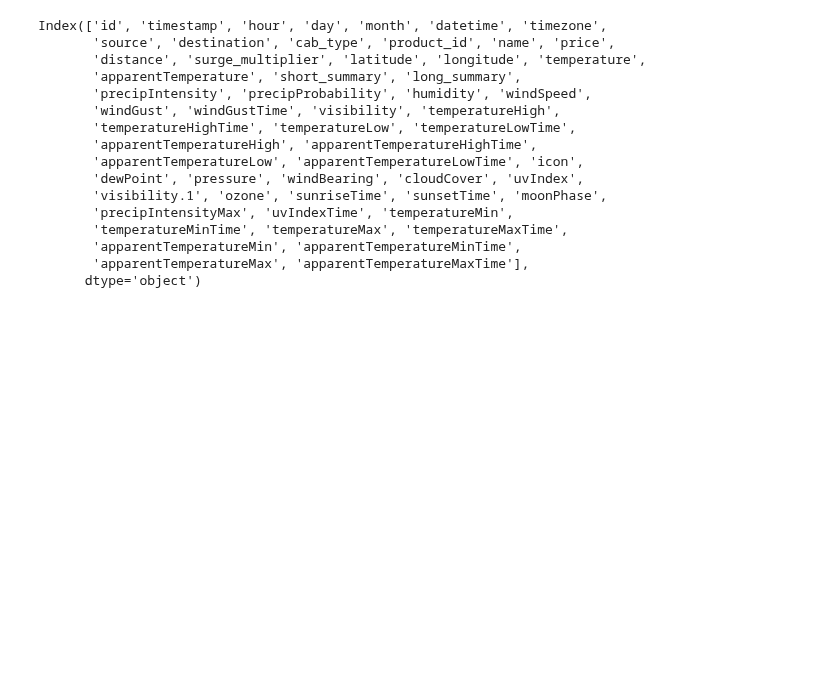
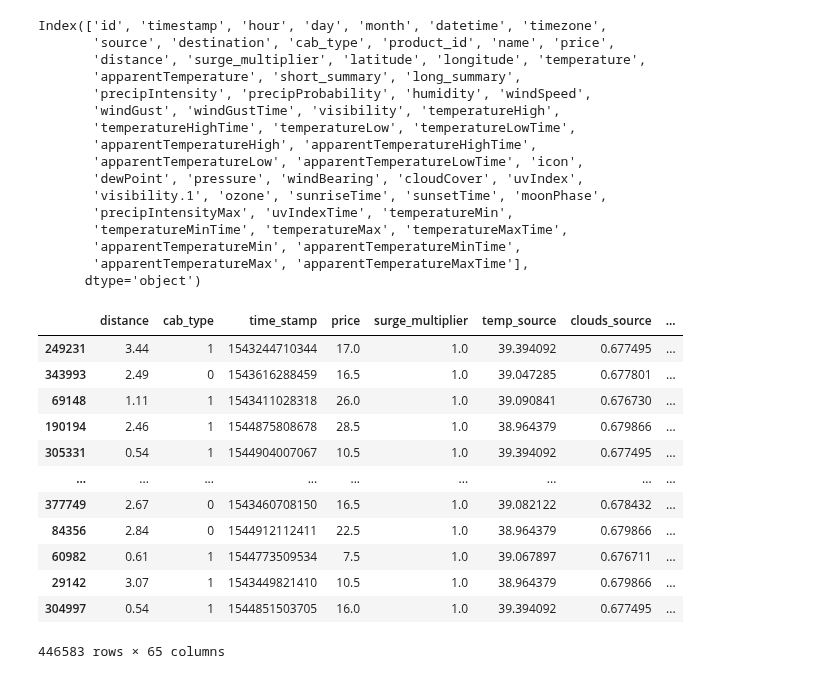
Before and after one commit to cndywu/TheYelpers, a Jupyter notebook: Final_Project.ipynb, the cells around one changed output. Cells and saved outputs as stored; diff of their text form; code cells hidden in the pictures; blank space fills up the shorter version.

Commit message:
Created test and train csv files
Created test and train csv files

```diff
--- a/Final_Project.ipynb
+++ b/Final_Project.ipynb
@@ -127,0 +132,18 @@ Index(['id', 'timestamp', 'hour', 'day', 'month', 'datetime', 'timezone',
+# %%
+train, test = train_test_split(data, shuffle=True, train_size=0.7)
+# %%
+train
+# %% [output]
+|  | distance | cab_type | time_stamp | price | surge_multiplier | temp_source | clouds_source | ... |
+| 249231 | 3.44 | 1 | 1543244710344 | 17.0 | 1.0 | 39.394092 | 0.677495 | ... |
+| 343993 | 2.49 | 0 | 1543616288459 | 16.5 | 1.0 | 39.047285 | 0.677801 | ... |
+| 69148 | 1.11 | 1 | 1543411028318 | 26.0 | 1.0 | 39.090841 | 0.676730 | ... |
+| 190194 | 2.46 | 1 | 1544875808678 | 28.5 | 1.0 | 38.964379 | 0.679866 | ... |
+| 305331 | 0.54 | 1 | 1544904007067 | 10.5 | 1.0 | 39.394092 | 0.677495 | ... |
+| ... | ... | ... | ... | ... | ... | ... | ... | ... |
+| 377749 | 2.67 | 0 | 1543460708150 | 16.5 | 1.0 | 39.082122 | 0.678432 | ... |
+| 84356 | 2.84 | 0 | 1544912112411 | 22.5 | 1.0 | 38.964379 | 0.679866 | ... |
+| 60982 | 0.61 | 1 | 1544773509534 | 7.5 | 1.0 | 39.067897 | 0.676711 | ... |
+| 29142 | 3.07 | 1 | 1543449821410 | 10.5 | 1.0 | 38.964379 | 0.679866 | ... |
+| 304997 | 0.54 | 1 | 1544851503705 | 16.0 | 1.0 | 39.394092 | 0.677495 | ... |
+446583 rows × 65 columns
```
Also changed, not shown: parts of 5 cells of this notebook, 1 other file.
